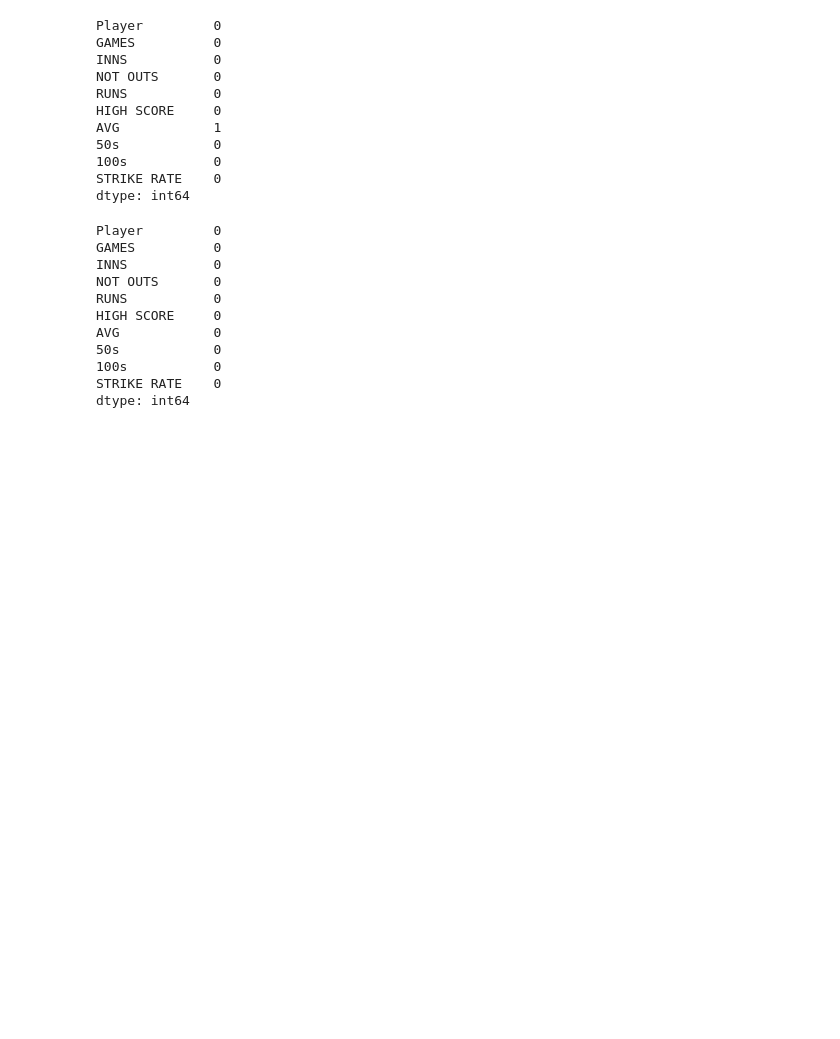
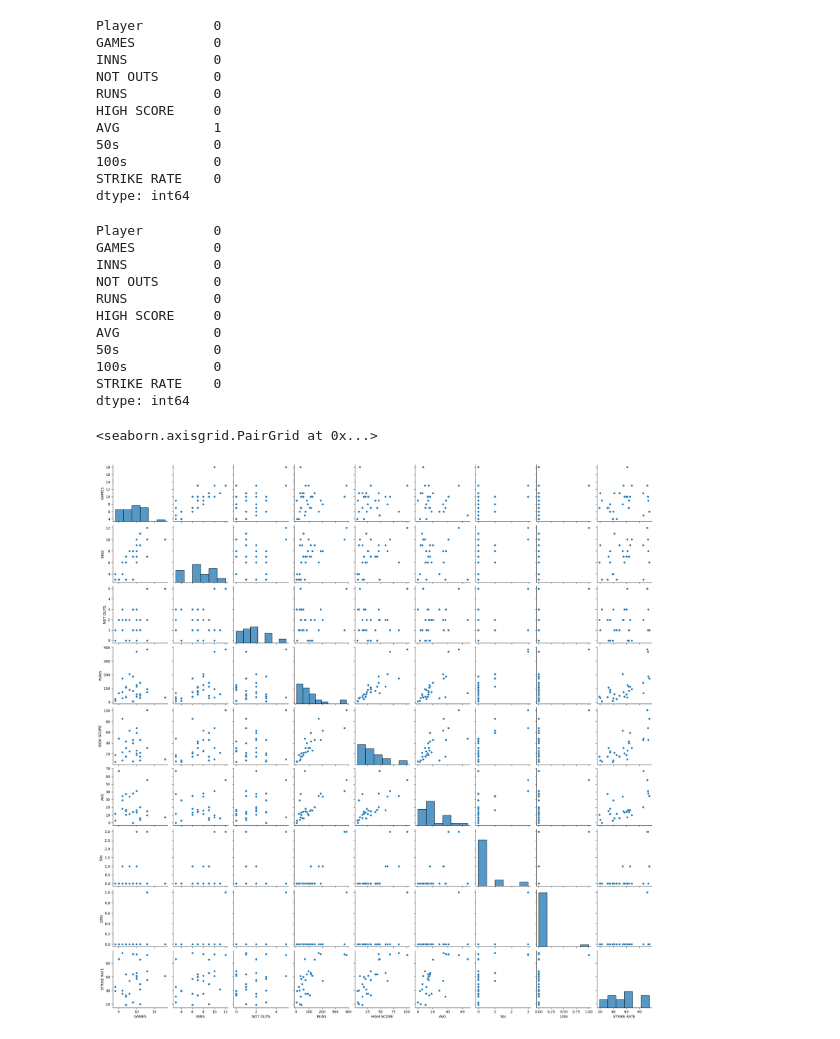
Before and after one commit to TobyDaines/GCCC-Player-Stats-Database, a Jupyter notebook: All Players.ipynb, the cells around one changed output. Drawn from its saved outputs; the diff is of its cells as text; code cells hidden in the pictures; blank space fills up the shorter version.

Commit message:
Pairplot

```diff
--- a/All Players.ipynb
+++ b/All Players.ipynb
@@ -131,3 +131,9 @@ AVG            0
 100s           0
 STRIKE RATE    0
 dtype: int64
+# %%
+numeric_df = df.drop('Player', axis=1)
+sns.pairplot(numeric_df)
+# %% [output]
+<seaborn.axisgrid.PairGrid at 0x...>
+[figure, added]
```
